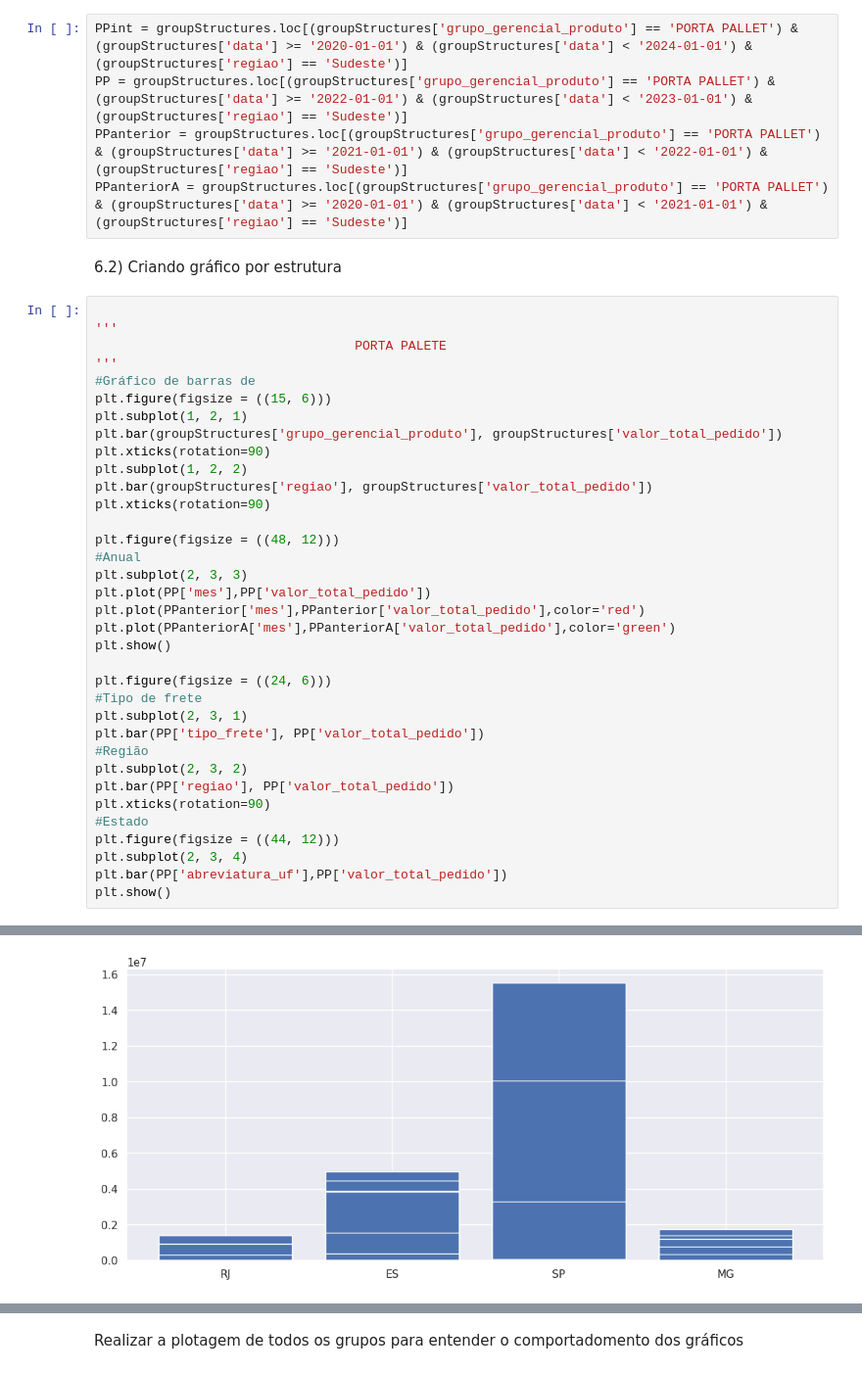
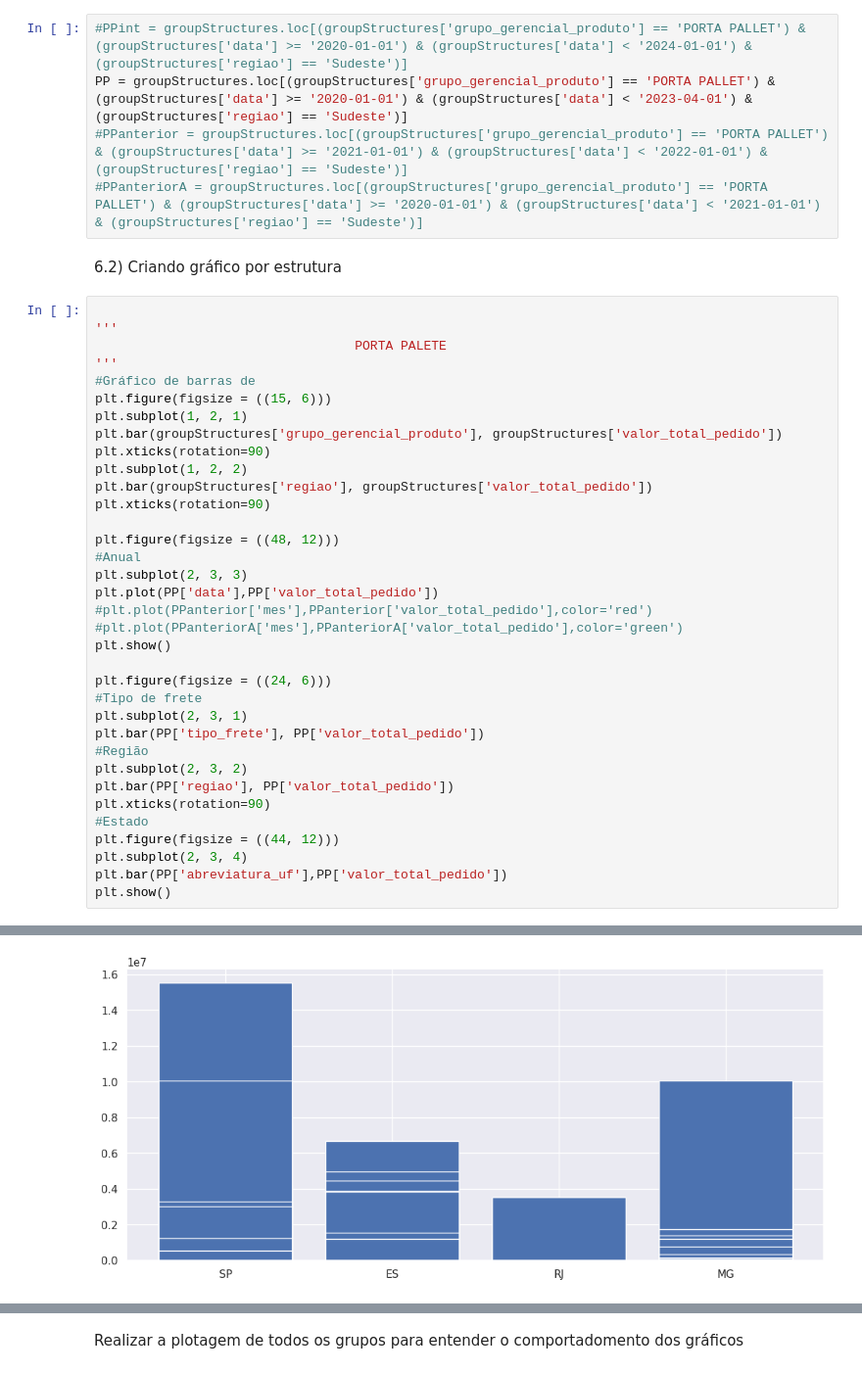
Before and after one commit to roliveira15/Data_Science_Sales_Forecast, a Jupyter notebook: Sales_Forecast.ipynb, the cells around one changed output, grey strips where cells are left out. Shown at 98% size. Saved outputs shown, nothing was run; the diff lists cells and outputs as text.

```diff
--- a/Sales_Forecast.ipynb
+++ b/Sales_Forecast.ipynb
@@ -153,10 +147,10 @@ groupStructures.loc[(groupStructures['valor_total_pedido'] > 0) & (groupStructur
 # %% [markdown]
 6.1) Declara as variáveis principais do produto, data e região
 # %%
-PPint = groupStructures.loc[(groupStructures['grupo_gerencial_produto'] == 'PORTA PALLET') & (groupStructures['data'] >= '2020-01-01') & (groupStructures['data'] < '2024-01-01') & (groupStructures['regiao'] == 'Sudeste')]
-PP = groupStructures.loc[(groupStructures['grupo_gerencial_produto'] == 'PORTA PALLET') & (groupStructures['data'] >= '2022-01-01') & (groupStructures['data'] < '2023-01-01') & (groupStructures['regiao'] == 'Sudeste')]
-PPanterior = groupStructures.loc[(groupStructures['grupo_gerencial_produto'] == 'PORTA PALLET') & (groupStructures['data'] >= '2021-01-01') & (groupStructures['data'] < '2022-01-01') & (groupStructures['regiao'] == 'Sudeste')]
-PPanteriorA = groupStructures.loc[(groupStructures['grupo_gerencial_produto'] == 'PORTA PALLET') & (groupStructures['data'] >= '2020-01-01') & (groupStructures['data'] < '2021-01-01') & (groupStructures['regiao'] == 'Sudeste')]
+#PPint = groupStructures.loc[(groupStructures['grupo_gerencial_produto'] == 'PORTA PALLET') & (groupStructures['data'] >= '2020-01-01') & (groupStructures['data'] < '2024-01-01') & (groupStructures['regiao'] == 'Sudeste')]
+PP = groupStructures.loc[(groupStructures['grupo_gerencial_produto'] == 'PORTA PALLET') & (groupStructures['data'] >= '2020-01-01') & (groupStructures['data'] < '2023-04-01') & (groupStructures['regiao'] == 'Sudeste')]
+#PPanterior = groupStructures.loc[(groupStructures['grupo_gerencial_produto'] == 'PORTA PALLET') & (groupStructures['data'] >= '2021-01-01') & (groupStructures['data'] < '2022-01-01') & (groupStructures['regiao'] == 'Sudeste')]
+#PPanteriorA = groupStructures.loc[(groupStructures['grupo_gerencial_produto'] == 'PORTA PALLET') & (groupStructures['data'] >= '2020-01-01') & (groupStructures['data'] < '2021-01-01') & (groupStructures['regiao'] == 'Sudeste')]
 # %% [markdown]
 6.2) Criando gráfico por estrutura
 # %%
@@ -176,9 +170,9 @@ plt.xticks(rotation=90)
 plt.figure(figsize = ((48, 12)))
 #Anual
 plt.subplot(2, 3, 3)
-plt.plot(PP['mes'],PP['valor_total_pedido'])
-plt.plot(PPanterior['mes'],PPanterior['valor_total_pedido'],color='red')
-plt.plot(PPanteriorA['mes'],PPanteriorA['valor_total_pedido'],color='green')
+plt.plot(PP['data'],PP['valor_total_pedido'])
+#plt.plot(PPanterior['mes'],PPanterior['valor_total_pedido'],color='red')
+#plt.plot(PPanteriorA['mes'],PPanteriorA['valor_total_pedido'],color='green')
 plt.show()
 
 plt.figure(figsize = ((24, 6)))
@@ -201,2 +195,2 @@ plt.show()
-[figure, old version]
+[figure, new version]
 # %%
```
Also changed, not shown: parts of 23 cells of this notebook.
